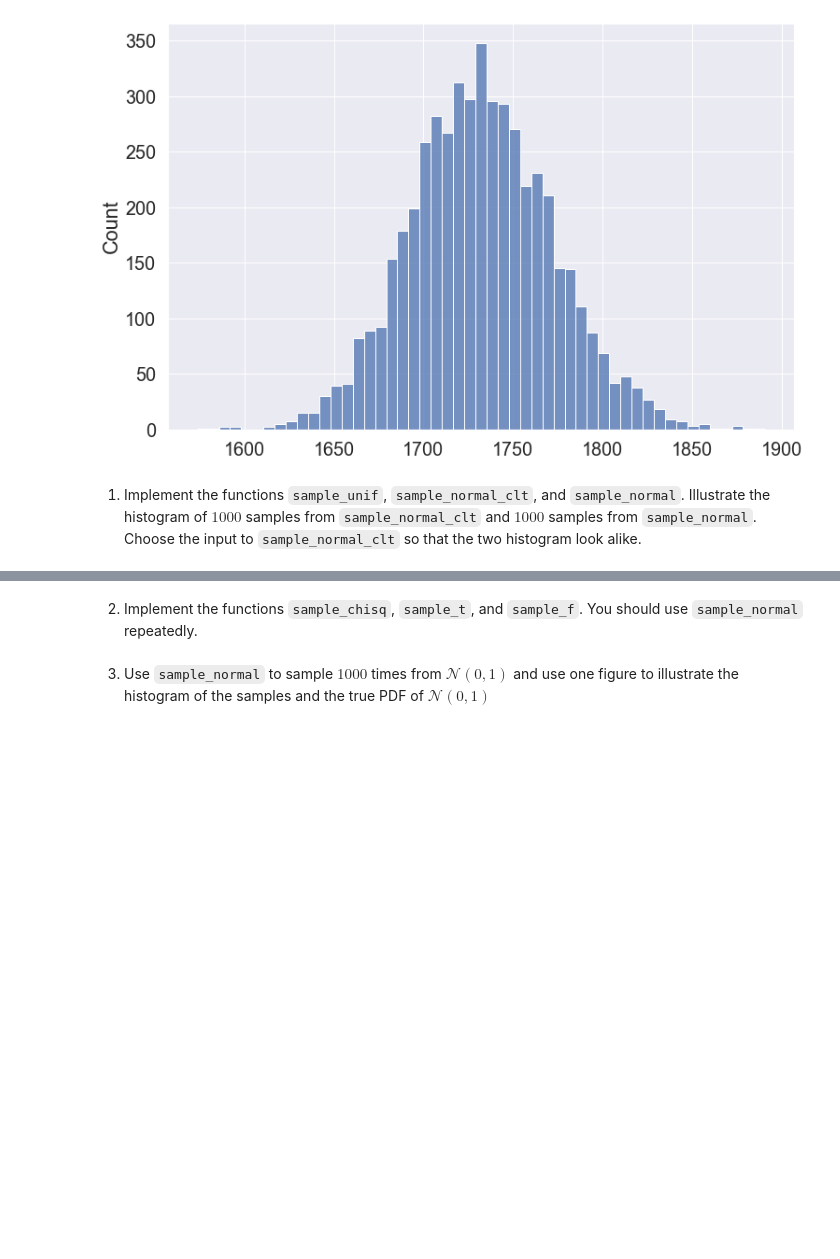
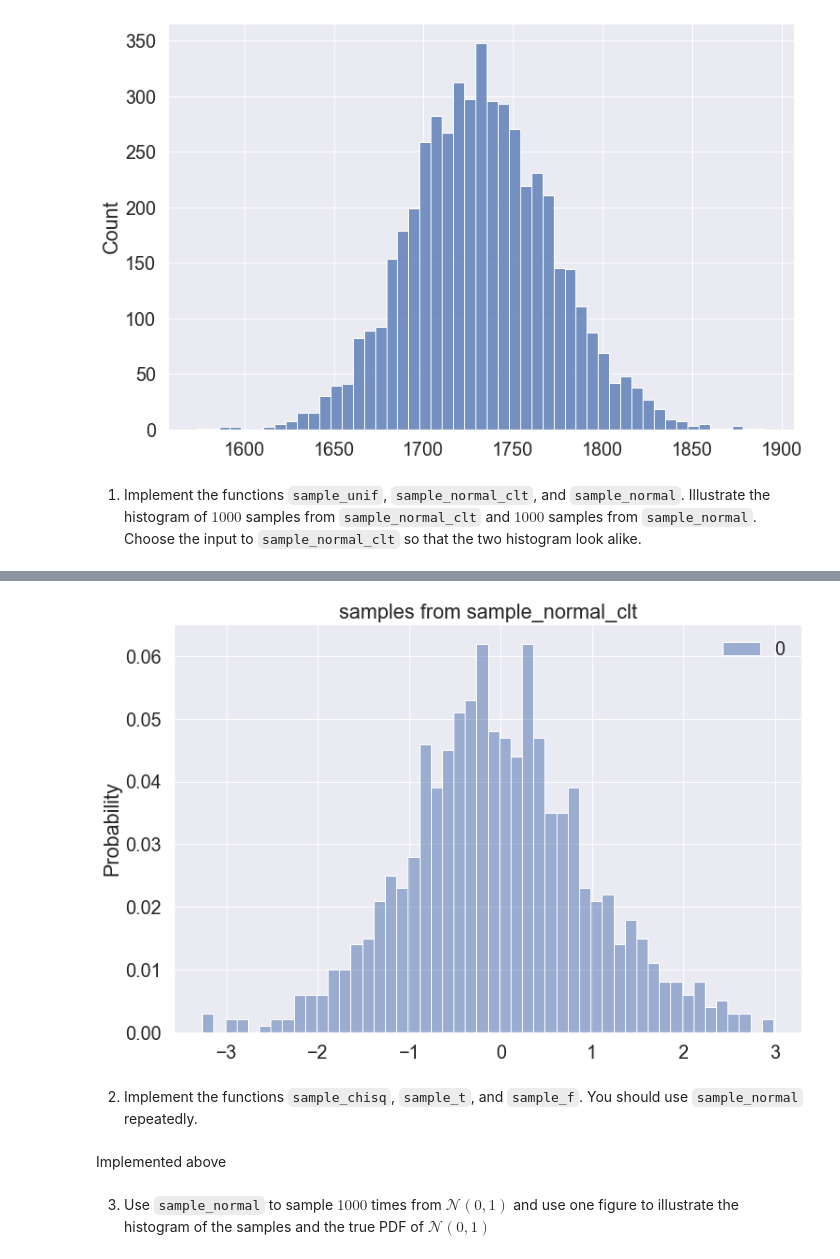
Before and after one commit to EyalMichaeli/IDC_masters, a Jupyter notebook: semester_2/stat/Eyal/Exercises/EX1/hw1.ipynb, the cells around one changed output, grey strips where cells are left out. Drawn from its saved outputs; the diff is of its cells as text; code cells hidden in the pictures; blank space fills up the shorter version.

```diff
--- a/semester_2/stat/Eyal/Exercises/EX1/hw1.ipynb
+++ b/semester_2/stat/Eyal/Exercises/EX1/hw1.ipynb
@@ -733,6 +736,14 @@ ValueError: `bins` must be positive, when an integer
+# %%
+samples = np.array([sample_normal() for _ in range(NUM_SAMPLES)])
+
+plot_hist(samples, "samples from sample_normal_clt")
+# %% [output]
+[figure, added]
 # %% [markdown]
 
 2. Implement the functions ``sample_chisq``, ``sample_t``, and ``sample_f``. You should use ``sample_normal`` repeatedly.
+# %% [markdown]
+Implemented above
 # %% [markdown]
 
 3. Use ``sample_normal`` to sample $1000$ times from $\mathcal N(0,1)$ and use one figure to illustrate the histogram of the samples and the true PDF of $\mathcal N(0,1)$
```
Also changed, not shown: parts of 6 cells of this notebook.
